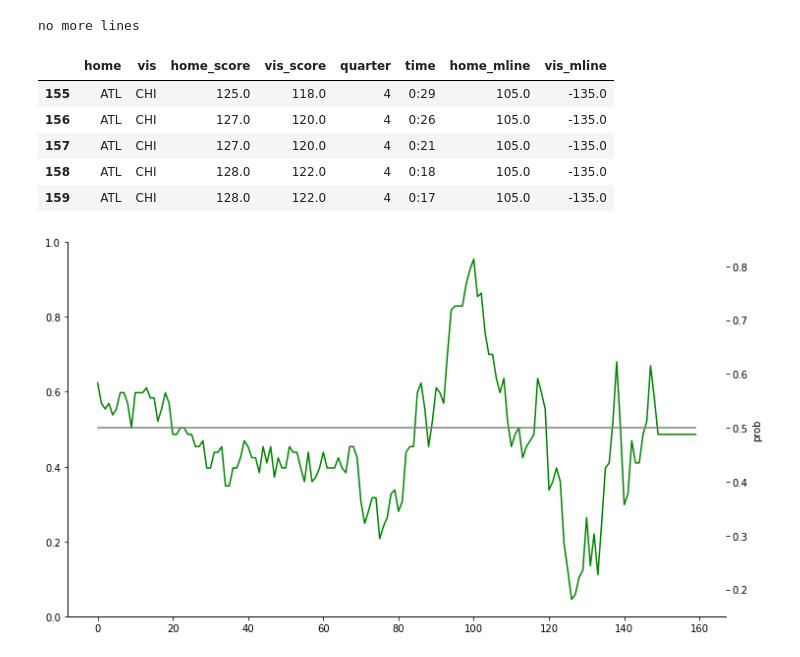
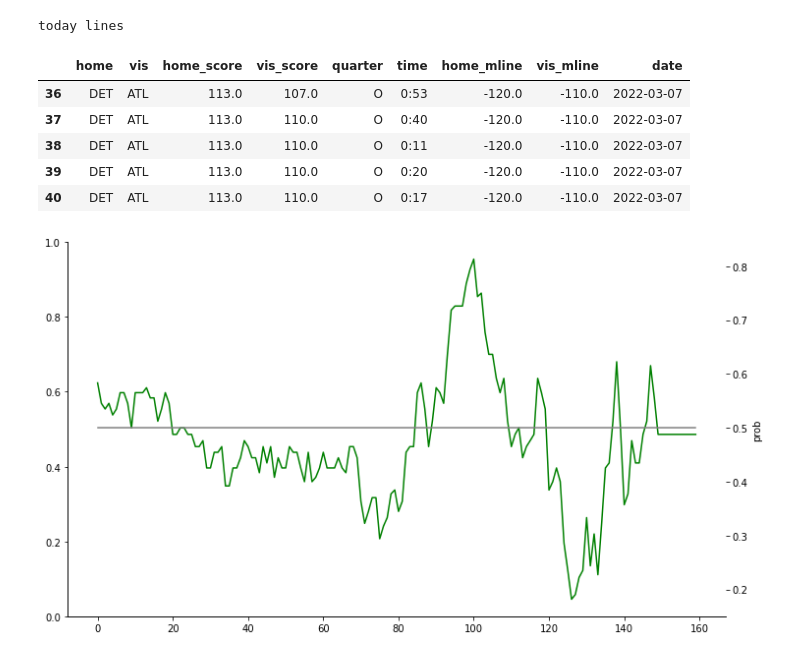
Before and after one commit to dafriedman97/hoops, a Jupyter notebook: scrape.ipynb, the cells around one changed output. Saved outputs shown, nothing was run; the diff lists cells and outputs as text; code cells hidden in the pictures.

```diff
--- a/scrape.ipynb
+++ b/scrape.ipynb
@@ -21,10 +21,8 @@ soup = BeautifulSoup(page.content, "html.parser")
 # %%
 # soup_copy = BeautifulSoup(page.content, "html.parser")
 # %%
-page = requests.get(url)
-
-soup = BeautifulSoup(page.content, "html.parser")
-
+# page = requests.get(url)
+# soup = BeautifulSoup(page.content, "html.parser")
 lines_by_day = soup.find_all("div", class_="parlay-card-10-a")
 if len(lines_by_day[0].find_all("span", text="Today")) > 0: # we have lines left for today
     print("today lines")
@@ -38,21 +36,21 @@ else: # no more lines for today (or potentially it's past midnight and the lines
         print("no more lines")
         pass
 # %% [output]
-no more lines
+today lines
 # %%
 lines = pd.concat([pd.read_csv("data/lines/" + file) for file in os.listdir("data/lines") if file.endswith(".csv")])
 # %%
 lines = lines.sort_values(['home', 'vis', 'home_score', 'vis_score']).dropna()
 # %%
-game_lines = lines.loc[(lines['home'] == "ATL") & (lines['vis'] == "CHI")].copy(deep=True).reset_index(drop=True)
+game_lines = lines.loc[(lines['home'] == "DET") & (lines['vis'] == "ATL")].copy(deep=True).reset_index(drop=True)
 game_lines.tail()
 # %% [output]
-|  | home | vis | home_score | vis_score | quarter | time | home_mline | vis_mline |
-| 155 | ATL | CHI | 125.0 | 118.0 | 4 | 0:29 | 105.0 | -135.0 |
-| 156 | ATL | CHI | 127.0 | 120.0 | 4 | 0:26 | 105.0 | -135.0 |
-| 157 | ATL | CHI | 127.0 | 120.0 | 4 | 0:21 | 105.0 | -135.0 |
-| 158 | ATL | CHI | 128.0 | 122.0 | 4 | 0:18 | 105.0 | -135.0 |
-| 159 | ATL | CHI | 128.0 | 122.0 | 4 | 0:17 | 105.0 | -135.0 |
+|  | home | vis | home_score | vis_score | quarter | time | home_mline | vis_mline | date |
+| 36 | DET | ATL | 113.0 | 107.0 | O | 0:53 | -120.0 | -110.0 | 2022-03-07 |
+| 37 | DET | ATL | 113.0 | 110.0 | O | 0:40 | -120.0 | -110.0 | 2022-03-07 |
+| 38 | DET | ATL | 113.0 | 110.0 | O | 0:11 | -120.0 | -110.0 | 2022-03-07 |
+| 39 | DET | ATL | 113.0 | 110.0 | O | 0:20 | -120.0 | -110.0 | 2022-03-07 |
+| 40 | DET | ATL | 113.0 | 110.0 | O | 0:17 | -120.0 | -110.0 | 2022-03-07 |
 # %%
 def get_implied_prob(line):
     if line >= 100:
```
Also changed, not shown: parts of 1 cell of this notebook, 30 other files.
